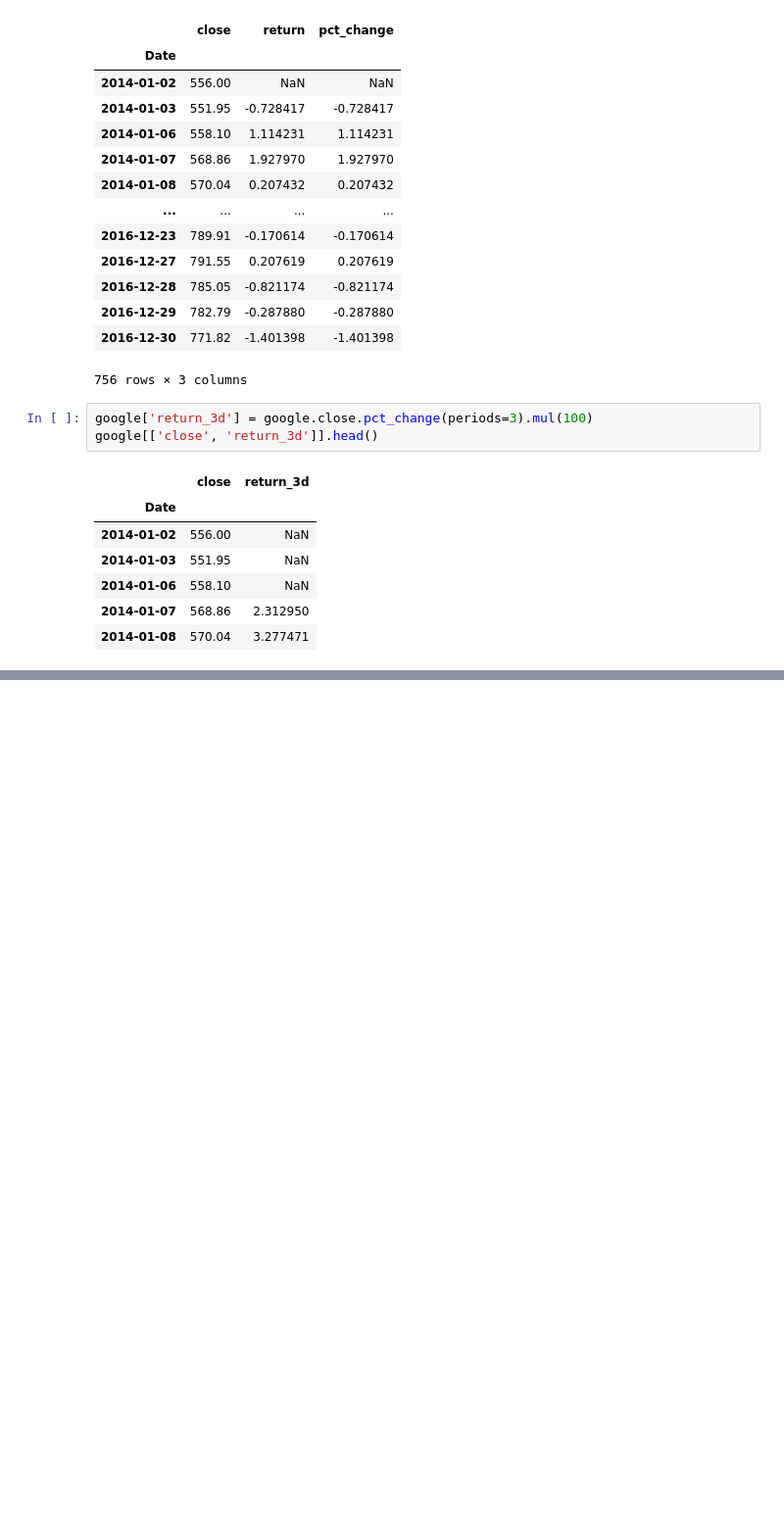
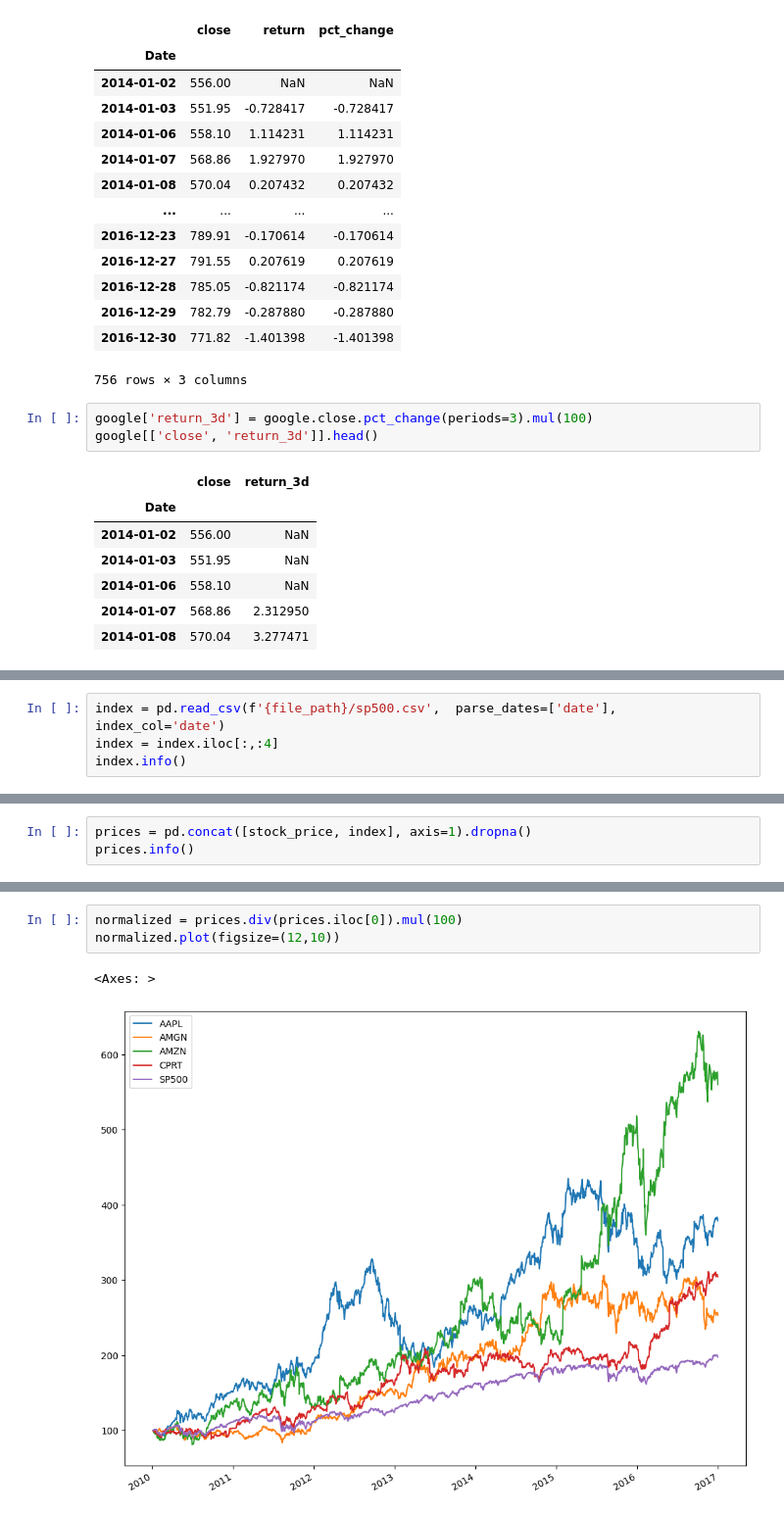
Before and after one commit to umutky/ds_study, a Jupyter notebook: timeseries.ipynb, the cells around one changed output, grey strips where cells are left out. Shown at 98% size. Drawn from its saved outputs; the diff is of its cells as text; blank space fills up the shorter version.

```diff
--- a/timeseries.ipynb
+++ b/timeseries.ipynb
@@ -347,0 +376,4 @@ google[['close', 'return_3d']].head()
+# %%
+index = pd.read_csv(f'{file_path}/sp500.csv',  parse_dates=['date'], index_col='date')
+index = index.iloc[:,:4]
+index.info()
@@ -347,0 +389,3 @@ google[['close', 'return_3d']].head()
+# %%
+prices = pd.concat([stock_price, index], axis=1).dropna()
+prices.info()
@@ -347,0 +405,6 @@ google[['close', 'return_3d']].head()
+# %%
+normalized = prices.div(prices.iloc[0]).mul(100)
+normalized.plot(figsize=(12,10))
+# %% [output]
+<Axes: >
+[figure, added]
```
Also changed, not shown: parts of 9 cells of this notebook, 25 other files.
